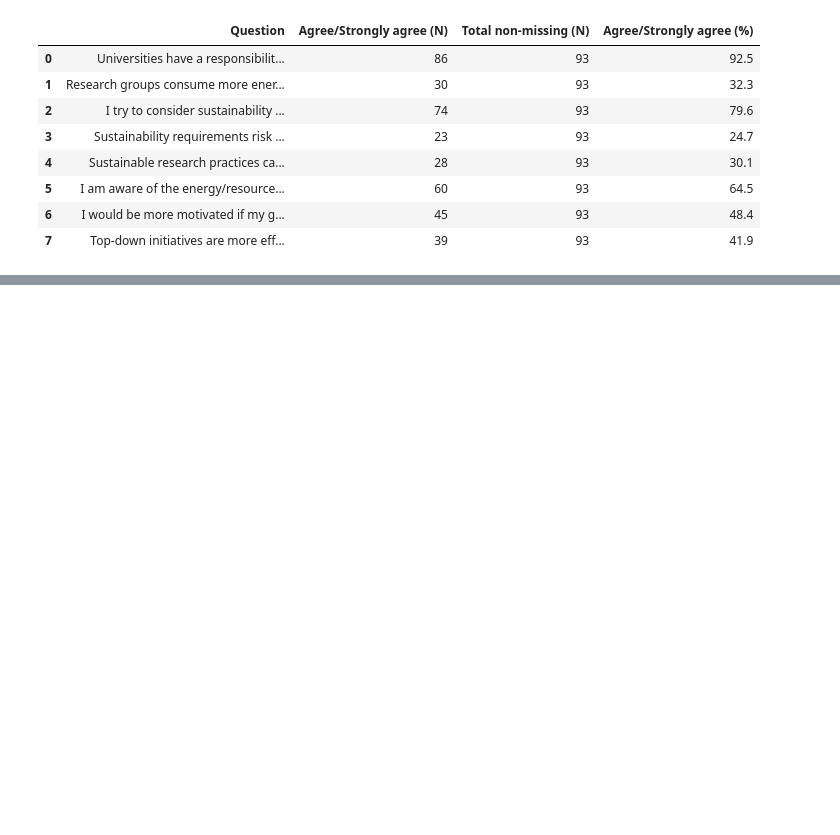
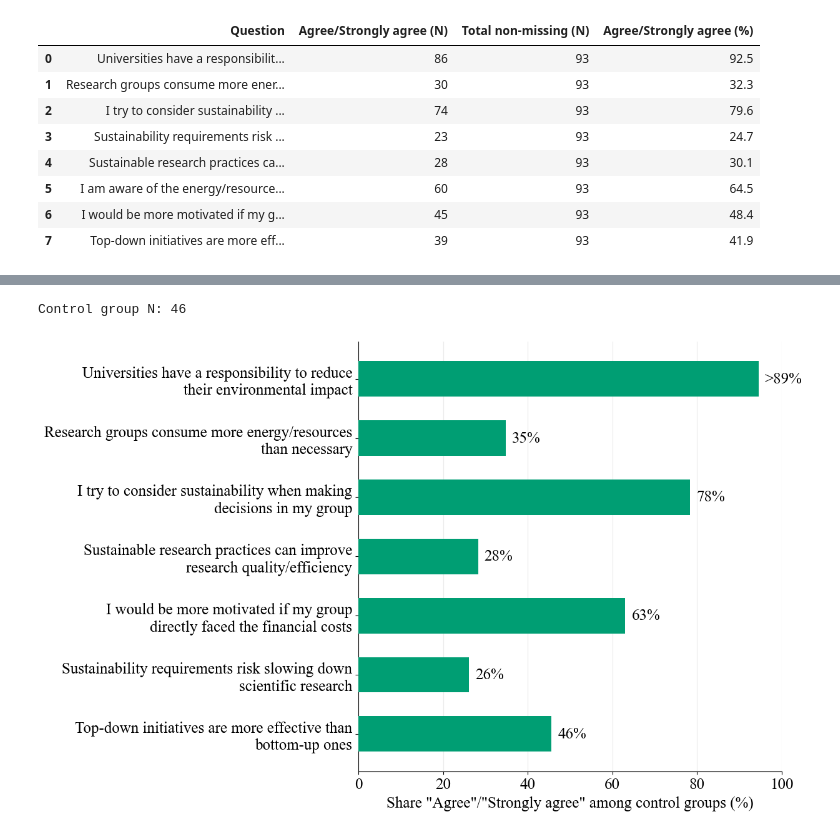
Before and after one commit to daphrut/lab-experiment, a Jupyter notebook: 3_Analysis/3_Descriptives/3_3_attitudes.ipynb, the cells around one changed output, grey strips where cells are left out. Saved outputs shown, nothing was run; the diff lists cells and outputs as text; code cells hidden in the pictures; blank space fills up the shorter version.

Commit message:
Updating figures for paper

```diff
--- a/3_Analysis/3_Descriptives/3_3_attitudes.ipynb
+++ b/3_Analysis/3_Descriptives/3_3_attitudes.ipynb
@@ -402,0 +414,66 @@ display(agree_summary_display)
+# %%
+# Load control-group sample from the current pipeline (matching 4_4/4_6), not this notebook's own labs
+current_df = pd.read_csv(config.CLEAN_DATA / "final_dataset.csv", keep_default_na=False, na_values=[""])
+
+labgroup_counts = current_df.groupby("labgroupid")["survey"].nunique()
+current_df = current_df[current_df["labgroupid"].isin(labgroup_counts[labgroup_counts == 2].index)]
+current_df = current_df[current_df["survey"] == "EL"].copy()
+
+attitude_cols_current = [c for c in current_df.columns if c.startswith("attitude_q_")]
+current_df = current_df.dropna(subset=attitude_cols_current).copy()
+control_df = current_df[current_df["treated"] == 0]
+
+print(f"Control group N: {len(control_df)}")
+# %% [output]
+Control group N: 46
+# %%
+# Horizontal bar chart of % Agree/Strongly agree, same order as 4_4's coefficient plot,
+# same house style (serif/Times, Okabe-Ito bluish-green - single series, no treated/control split)
+plt.rcParams["font.family"] = "serif"
+plt.rcParams["font.serif"] = ["Times New Roman"]
+plt.rcParams["font.size"] = 16
+
+plot_order = ["attitude_q_1", "attitude_q_2", "attitude_q_3", "attitude_q_5", "attitude_q_7", "attitude_q_4", "attitude_q_8"]
+
+bar_lengths = []
+bar_labels = []
+labels = []
+for q in plot_order:
+    q_num = int(q.split("_")[-1])
+    share = control_df[q].isin(["Agree", "Strongly agree"]).sum() / len(control_df) * 100
+    labels.append(textwrap.fill(question_labels[q_num - 1], width=45))
+    if q == "attitude_q_1":
+        # Complement (labs not answering Agree/Strongly agree) is < 5 labs. ">90%" would still
+        # pin the complement below 5 (90% of 46 implies <4.6 labs); ">89%" is the largest round
+        # threshold that doesn't (89% of 46 implies <5.06 labs, so a complement of exactly 5 -
+        # not sensitive - stays consistent with the label). Bar drawn halfway between 89 and 100
+        # so its length doesn't itself imply a value closer to either bound.
+        bar_lengths.append((89 + 100) / 2)
+        bar_labels.append(">89%")
+    else:
+        bar_lengths.append(share)
+        bar_labels.append(f"{share:.0f}%")
+
+y = np.arange(len(plot_order))
+
+fig, ax = plt.subplots(figsize=(12.5, 8))
+ax.barh(y, bar_lengths, color="#009E73", height=0.6, zorder=3)
+
+for yi, length, label in zip(y, bar_lengths, bar_labels):
+    ax.text(length + 1.5, yi, label, va="center", fontsize=18)
+
+ax.set_yticks(y)
+ax.set_yticklabels(labels, fontsize=18)
+ax.invert_yaxis()
+ax.set_xlim(0, 100)
+ax.set_xlabel('Share "Agree"/"Strongly agree" among control groups (%)', fontsize=18)
+ax.tick_params(axis="x", labelsize=18)
+ax.grid(axis="x", alpha=0.25)
+ax.spines["top"].set_visible(False)
+ax.spines["right"].set_visible(False)
+
+plt.tight_layout()
+plt.savefig(output_folder / "control_group_agree_share.pdf", bbox_inches="tight")
+plt.show()
+# %% [output]
+[figure, added]
```
Also changed, not shown: parts of 3 cells of this notebook.
